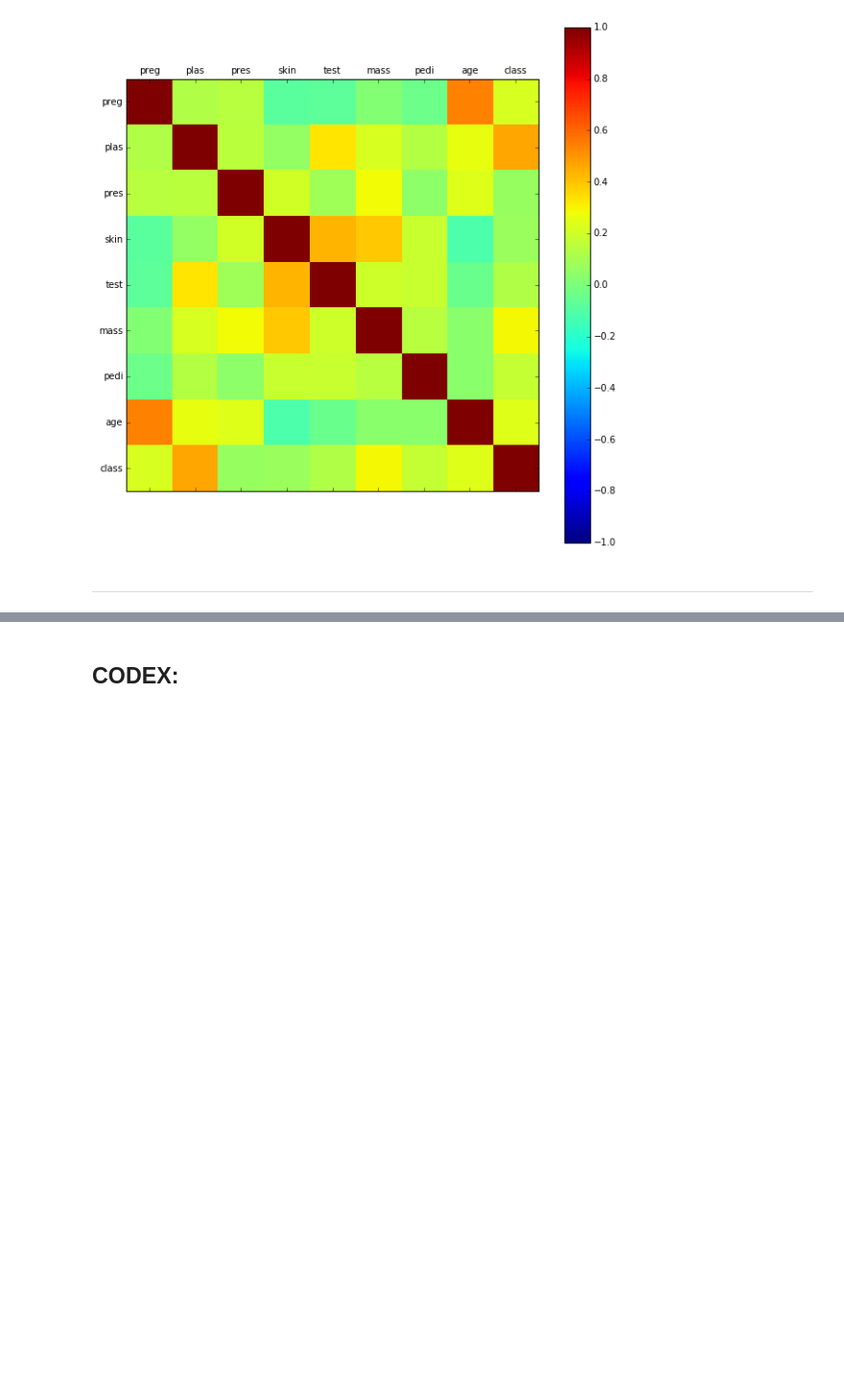
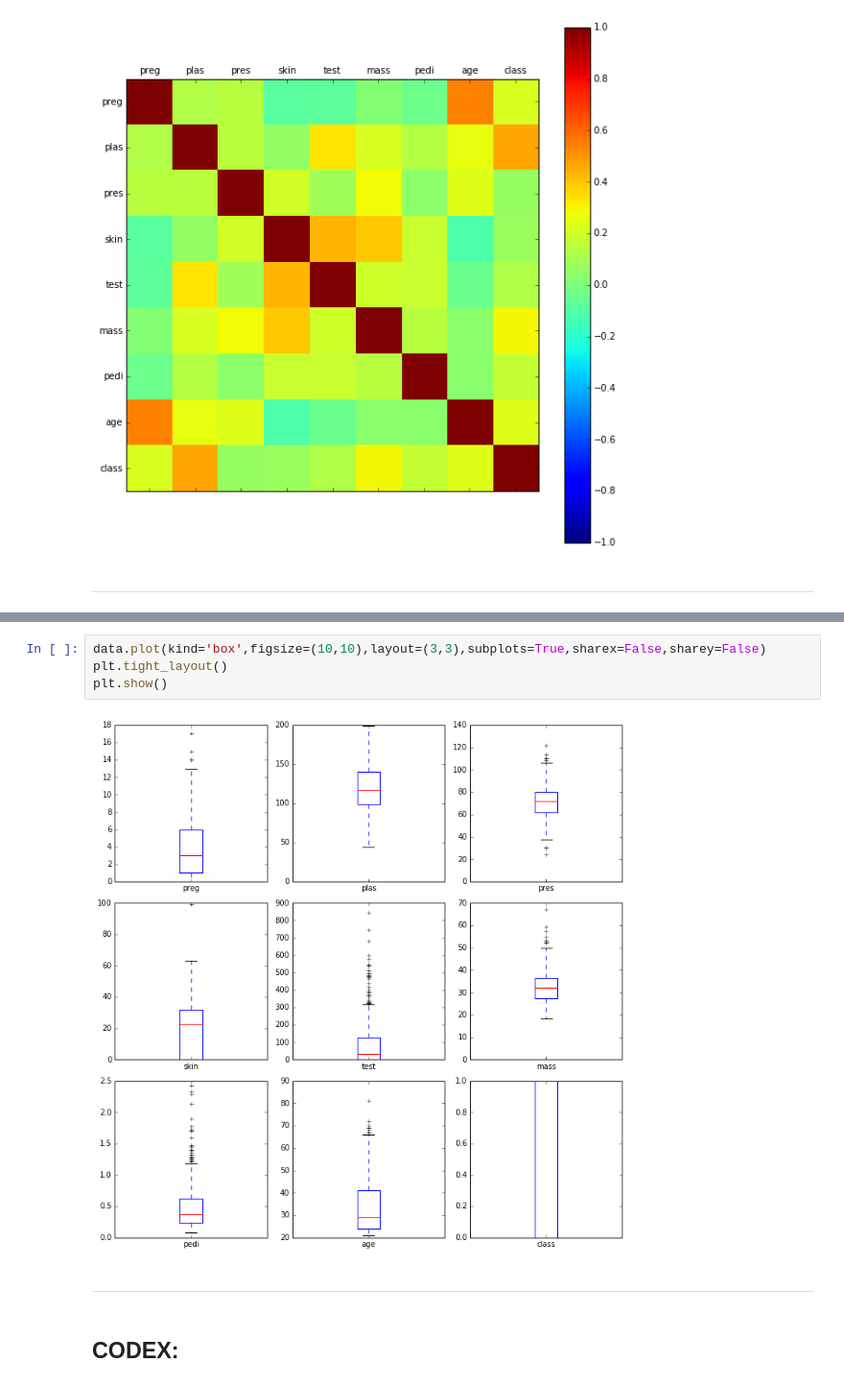
Before and after one commit to YashaFigo/PY_DS_TACTICAL_MANUAL, a Jupyter notebook: Pim Dataset EDA and VIZ __git__.ipynb, the cells around one changed output, grey strips where cells are left out. Shown at 96% size. Cells and saved outputs as stored; diff of their text form; blank space fills up the shorter version.

```diff
--- a/Pim Dataset EDA and VIZ __git__.ipynb
+++ b/Pim Dataset EDA and VIZ __git__.ipynb
@@ -216,3 +223,11 @@ plt.show()
+# %%
+data.plot(kind='box',figsize=(10,10),layout=(3,3),subplots=True,sharex=False,sharey=False)
+plt.tight_layout()
+plt.show()
+# %% [output]
+[figure, added]
+# %% [markdown]
+---
 # %% [markdown]
 ## CODEX:
 # %%
```
Also changed, not shown: parts of 2 cells of this notebook.
